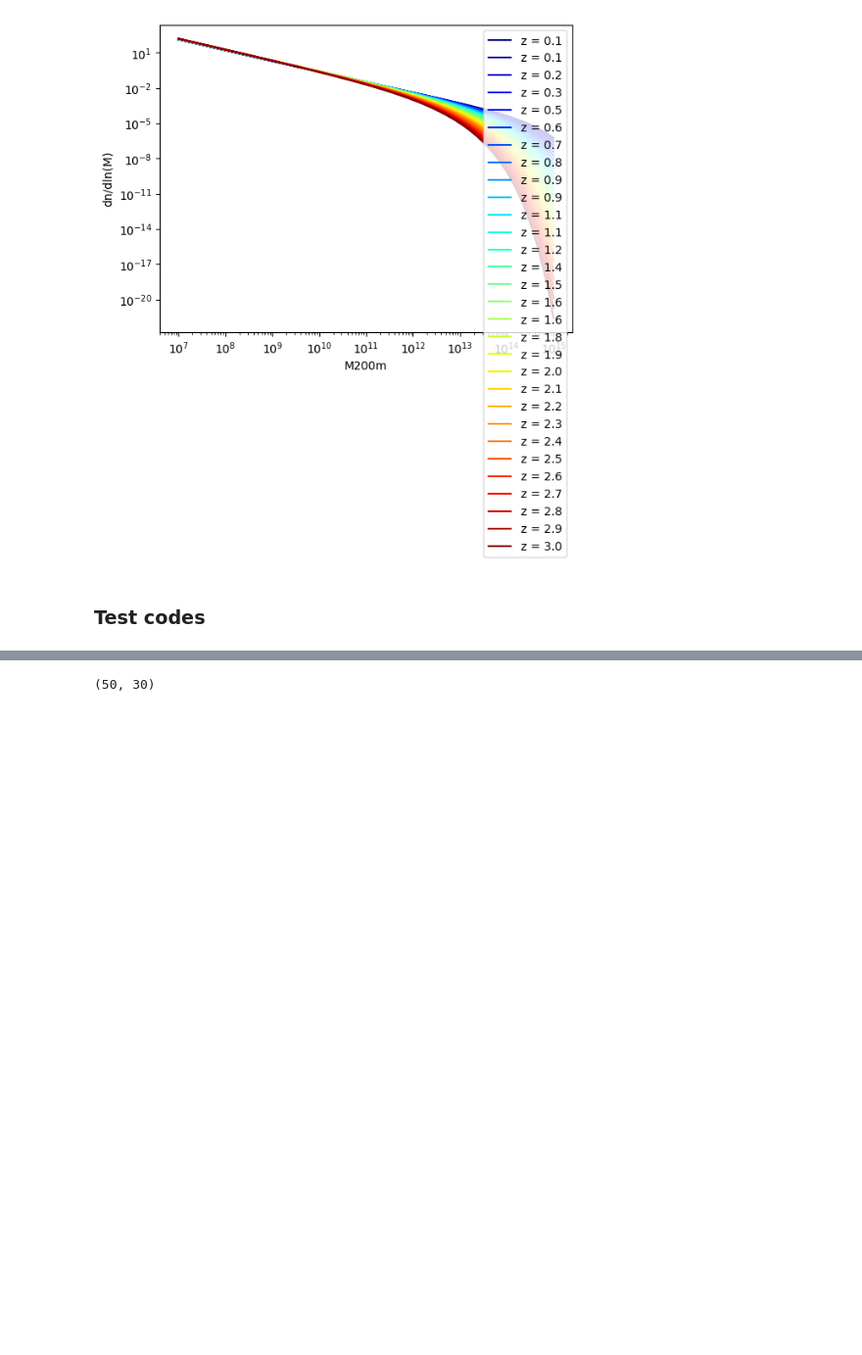
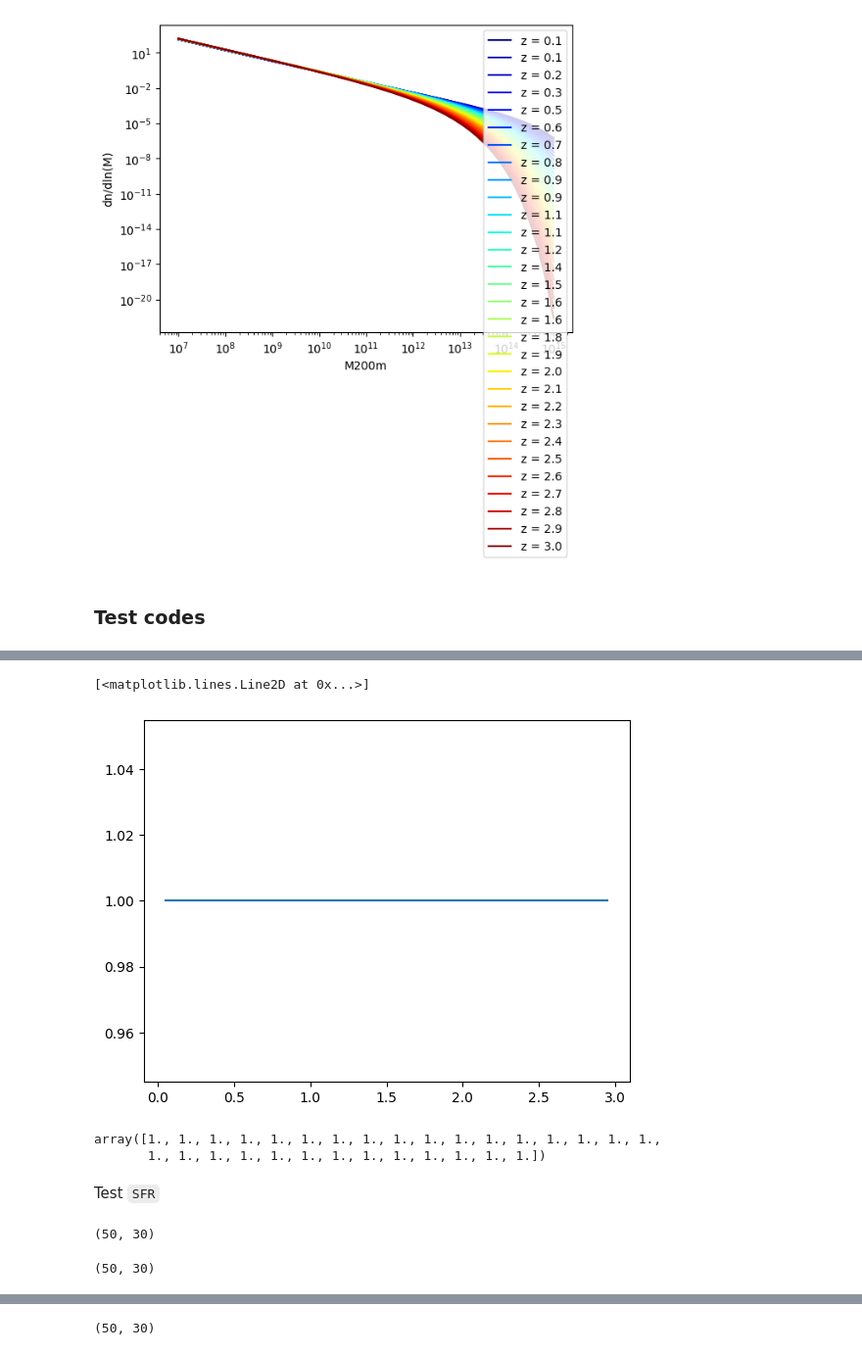
Before and after one commit to destrys/galCIB, a Jupyter notebook: base-lcdm.ipynb, the cells around one changed output, grey strips where cells are left out. Shown: that part at 98% size. Cells and saved outputs as stored; diff of their text form; code cells hidden in the pictures; blank space fills up the shorter version.

```diff
--- a/base-lcdm.ipynb
+++ b/base-lcdm.ipynb
@@ -143,0 +183,12 @@ z = consts.dict_gal['ELG']['z']
+# %%
+plt.plot(z, eta_val/tst[11])
+# %% [output]
+[<matplotlib.lines.Line2D at 0x...>]
+[figure, added]
+# %%
+eta_val/tst[11]
+# %% [output]
+array([1., 1., 1., 1., 1., 1., 1., 1., 1., 1., 1., 1., 1., 1., 1., 1., 1.,
+       1., 1., 1., 1., 1., 1., 1., 1., 1., 1., 1., 1., 1.])
+# %% [markdown]
+Test `SFR`
@@ -143,0 +197,9 @@ z = consts.dict_gal['ELG']['z']
+# %%
+tst.shape
+# %% [output]
+(50, 30)
+# %%
+bar = consts.bar
+bar.shape
+# %% [output]
+(50, 30)
```
Also changed, not shown: parts of 11 cells of this notebook, 2 other files.
